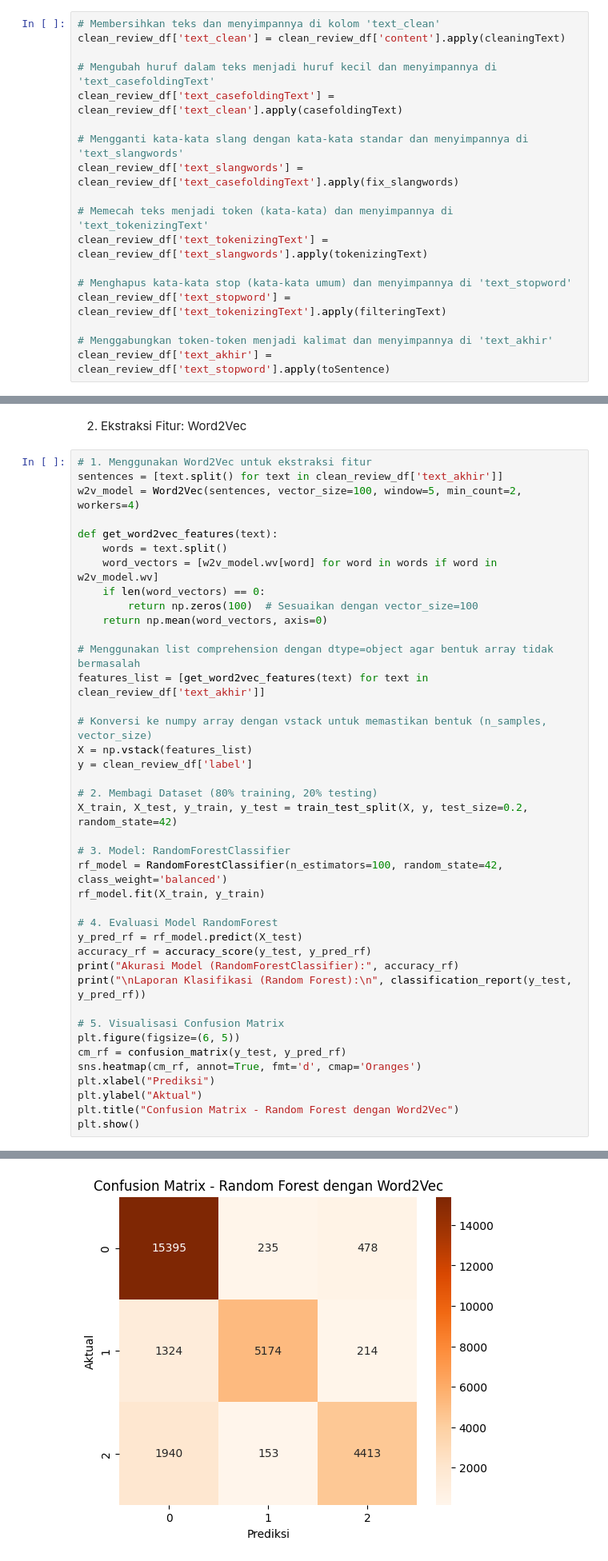
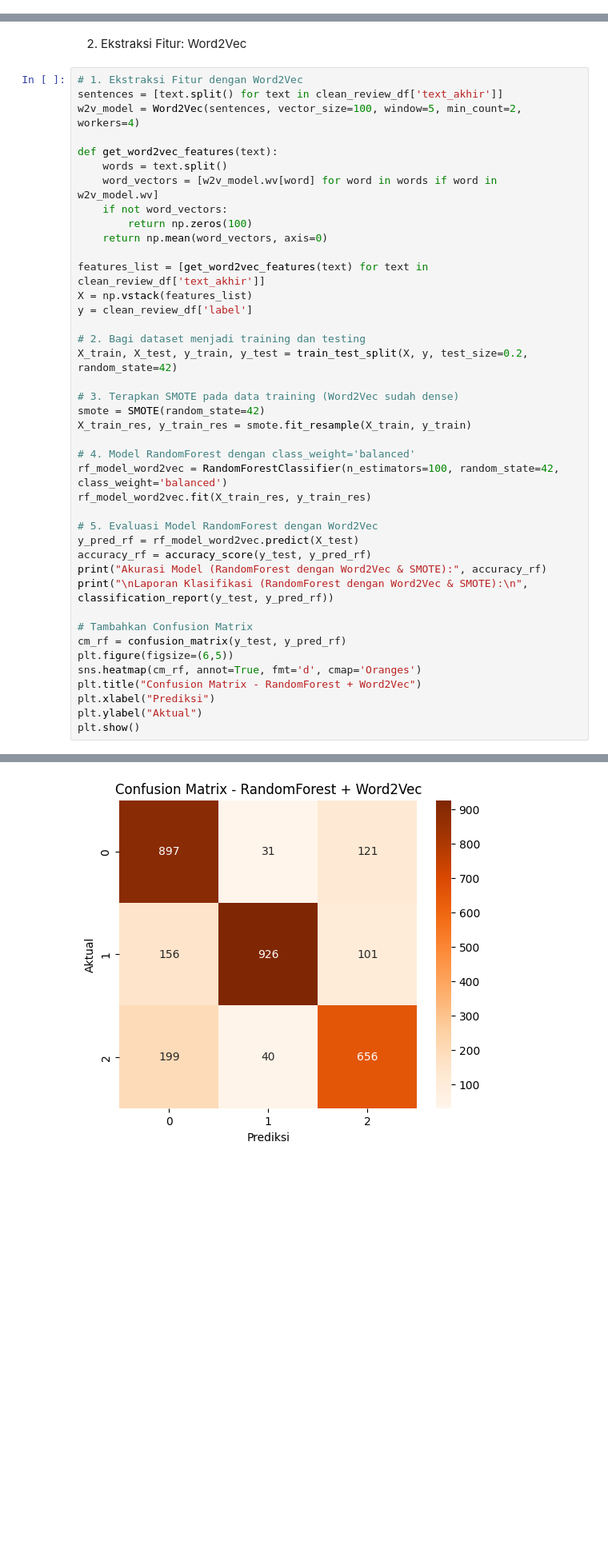
Before and after one commit to esnanta/data-analysis-sentiment-mypertamina, a Jupyter notebook: data_analysis_sentiment_mypertamina.ipynb, the cells around one changed output, grey strips where cells are left out. Shown at 80% size. Cells and saved outputs as stored; diff of their text form; blank space fills up the shorter version.

```diff
--- a/data_analysis_sentiment_mypertamina.ipynb
+++ b/data_analysis_sentiment_mypertamina.ipynb
@@ -241,21 +306,3 @@ def fix_slangwords(text):
 
     fixed_text = ' '.join(fixed_words)
     return fixed_text
-# %%
-# Membersihkan teks dan menyimpannya di kolom 'text_clean'
-clean_review_df['text_clean'] = clean_review_df['content'].apply(cleaningText)
-
-# Mengubah huruf dalam teks menjadi huruf kecil dan menyimpannya di 'text_casefoldingText'
-clean_review_df['text_casefoldingText'] = clean_review_df['text_clean'].apply(casefoldingText)
-
-# Mengganti kata-kata slang dengan kata-kata standar dan menyimpannya di 'text_slangwords'
-clean_review_df['text_slangwords'] = clean_review_df['text_casefoldingText'].apply(fix_slangwords)
-
-# Memecah teks menjadi token (kata-kata) dan menyimpannya di 'text_tokenizingText'
-clean_review_df['text_tokenizingText'] = clean_review_df['text_slangwords'].apply(tokenizingText)
-
-# Menghapus kata-kata stop (kata-kata umum) dan menyimpannya di 'text_stopword'
-clean_review_df['text_stopword'] = clean_review_df['text_tokenizingText'].apply(filteringText)
-
-# Menggabungkan token-token menjadi kalimat dan menyimpannya di 'text_akhir'
-clean_review_df['text_akhir'] = clean_review_df['text_stopword'].apply(toSentence)
@@ -514,43 +596,44 @@ Kesimpulan :
 # %% [markdown]
 2. Ekstraksi Fitur: Word2Vec
 # %%
-# 1. Menggunakan Word2Vec untuk ekstraksi fitur
+# 1. Ekstraksi Fitur dengan Word2Vec
 sentences = [text.split() for text in clean_review_df['text_akhir']]
 w2v_model = Word2Vec(sentences, vector_size=100, window=5, min_count=2, workers=4)
 
 def get_word2vec_features(text):
     words = text.split()
     word_vectors = [w2v_model.wv[word] for word in words if word in w2v_model.wv]
-    if len(word_vectors) == 0:
-        return np.zeros(100)  # Sesuaikan dengan vector_size=100
+    if not word_vectors:
+        return np.zeros(100)
     return np.mean(word_vectors, axis=0)
 
-# Menggunakan list comprehension dengan dtype=object agar bentuk array tidak bermasalah
 features_list = [get_word2vec_features(text) for text in clean_review_df['text_akhir']]
-
-# Konversi ke numpy array dengan vstack untuk memastikan bentuk (n_samples, vector_size)
 X = np.vstack(features_list)
 y = clean_review_df['label']
 
-# 2. Membagi Dataset (80% training, 20% testing)
+# 2. Bagi dataset menjadi training dan testing
 X_train, X_test, y_train, y_test = train_test_split(X, y, test_size=0.2, random_state=42)
 
-# 3. Model: RandomForestClassifier
-rf_model = RandomForestClassifier(n_estimators=100, random_state=42, class_weight='balanced')
-rf_model.fit(X_train, y_train)
+# 3. Terapkan SMOTE pada data training (Word2Vec sudah dense)
+smote = SMOTE(random_state=42)
+X_train_res, y_train_res = smote.fit_resample(X_train, y_train)
 
-# 4. Evaluasi Model RandomForest
-y_pred_rf = rf_model.predict(X_test)
+# 4. Model RandomForest dengan class_weight='balanced'
+rf_model_word2vec = RandomForestClassifier(n_estimators=100, random_state=42, class_weight='balanced')
+rf_model_word2vec.fit(X_train_res, y_train_res)
+
+# 5. Evaluasi Model RandomForest dengan Word2Vec
+y_pred_rf = rf_model_word2vec.predict(X_test)
 accuracy_rf = accuracy_score(y_test, y_pred_rf)
-print("Akurasi Model (RandomForestClassifier):", accuracy_rf)
-print("\nLaporan Klasifikasi (Random Forest):\n", classification_report(y_test, y_pred_rf))
+print("Akurasi Model (RandomForest dengan Word2Vec & SMOTE):", accuracy_rf)
+print("\nLaporan Klasifikasi (RandomForest dengan Word2Vec & SMOTE):\n", classification_report(y_test, y_pred_rf))
 
-# 5. Visualisasi Confusion Matrix
-plt.figure(figsize=(6, 5))
+# Tambahkan Confusion Matrix
 cm_rf = confusion_matrix(y_test, y_pred_rf)
+plt.figure(figsize=(6,5))
 sns.heatmap(cm_rf, annot=True, fmt='d', cmap='Oranges')
+plt.title("Confusion Matrix - RandomForest + Word2Vec")
 plt.xlabel("Prediksi")
 plt.ylabel("Aktual")
-plt.title("Confusion Matrix - Random Forest dengan Word2Vec")
 plt.show()
 # %% [output]
@@ -569 +652 @@ weighted avg       0.86      0.85      0.85     29326
-[figure, old version]
+[figure, new version]
```
Also changed, not shown: parts of 24 cells of this notebook, 8 other files.
